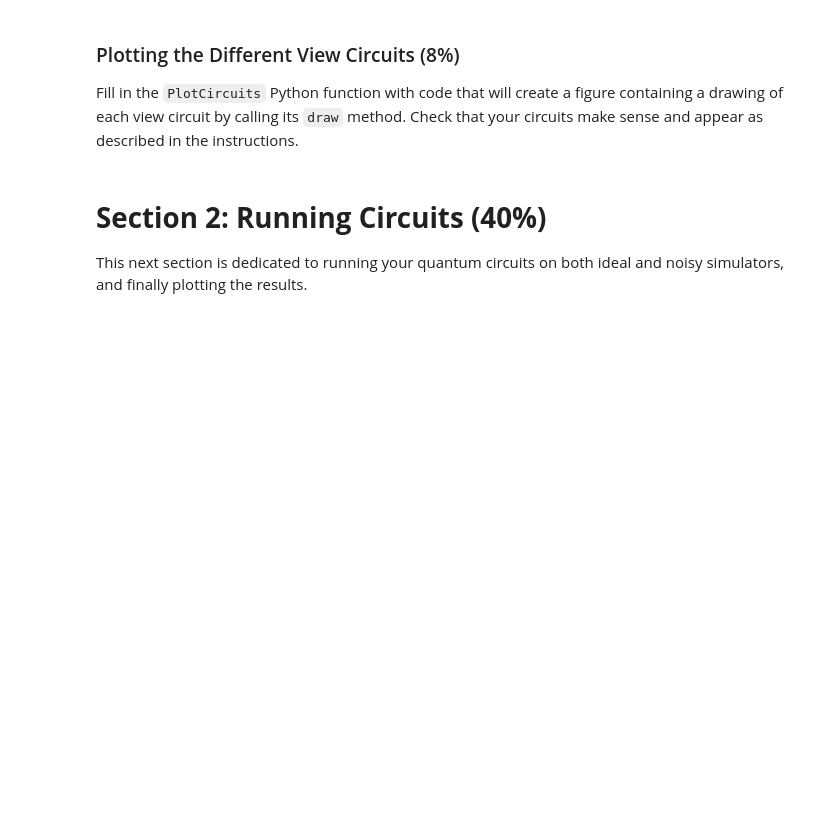
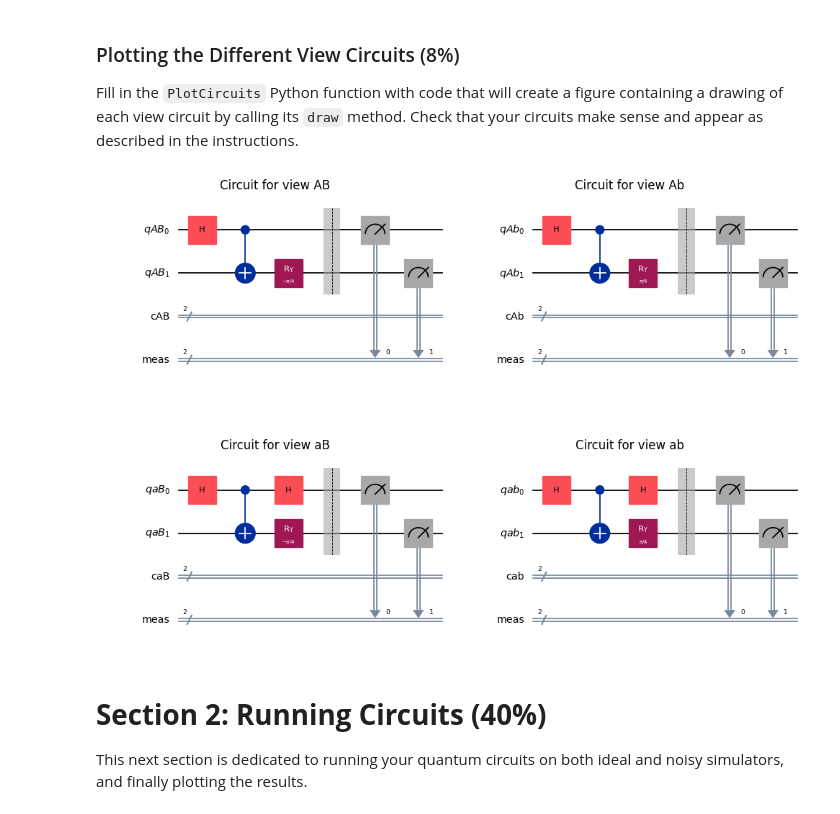
Before and after one commit to LukeJ2024/QuantumComp, a Jupyter notebook: CHSH Inequality Experiments.ipynb, the cells around one changed output. Saved outputs shown, nothing was run; the diff lists cells and outputs as text; code cells hidden in the pictures; blank space fills up the shorter version.

```diff
--- a/CHSH Inequality Experiments.ipynb
+++ b/CHSH Inequality Experiments.ipynb
@@ -151,9 +165,22 @@ views = ("AB","Ab","aB","ab")
 
 def MeasureWithView(circuit: QuantumCircuit, view: str):
     # YOUR CODE BELOW
-
-    # YOUR CODE ABOVE
-
+    if(view == "AB"):
+        circuit.ry(-np.pi/4,1)
+        circuit.measure_all()
+    elif(view == "Ab"):
+        circuit.ry(np.pi/4,1)
+        circuit.measure_all()
+    elif(view == "aB"):
+        circuit.ry(-np.pi/4,1)
+        circuit.h(0)
+        circuit.measure_all(1)
+        circuit.measure_all(0)
+    elif(view == "ab"):
+        circuit.ry(np.pi/4,1)
+        circuit.h(0)
+        circuit.measure_all(1)
+        circuit.measure_all(0)
     return circuit
 
 
@@ -164,13 +191,19 @@ Fill in the `PlotCircuits` Python function with code that will create a figure c
 # %%
 # Plot the circuits into 1 figure
 def PlotCircuits(*circuits: QuantumCircuit):
     # YOUR CODE BELOW
 
+    fig, axs = plt.subplots(2, 2, figsize=(10, 8))
+    axs = axs.flatten()
+    for i, circuit in enumerate(circuits):
+        circuit.draw('mpl', ax=axs[i])
+        axs[i].set_title(f'Circuit for view {views[i]}')
     # YOUR CODE ABOVE
-
+    plt.tight_layout()
     plt.show()
-
 PlotCircuits(*circuits)
+# %% [output]
+[figure, added]
 # %% [markdown]
 # **Section 2: Running Circuits (40%)**
 This next section is dedicated to running your quantum circuits on both ideal and noisy simulators, and finally plotting the results.
```
Also changed, not shown: parts of 26 cells of this notebook.
